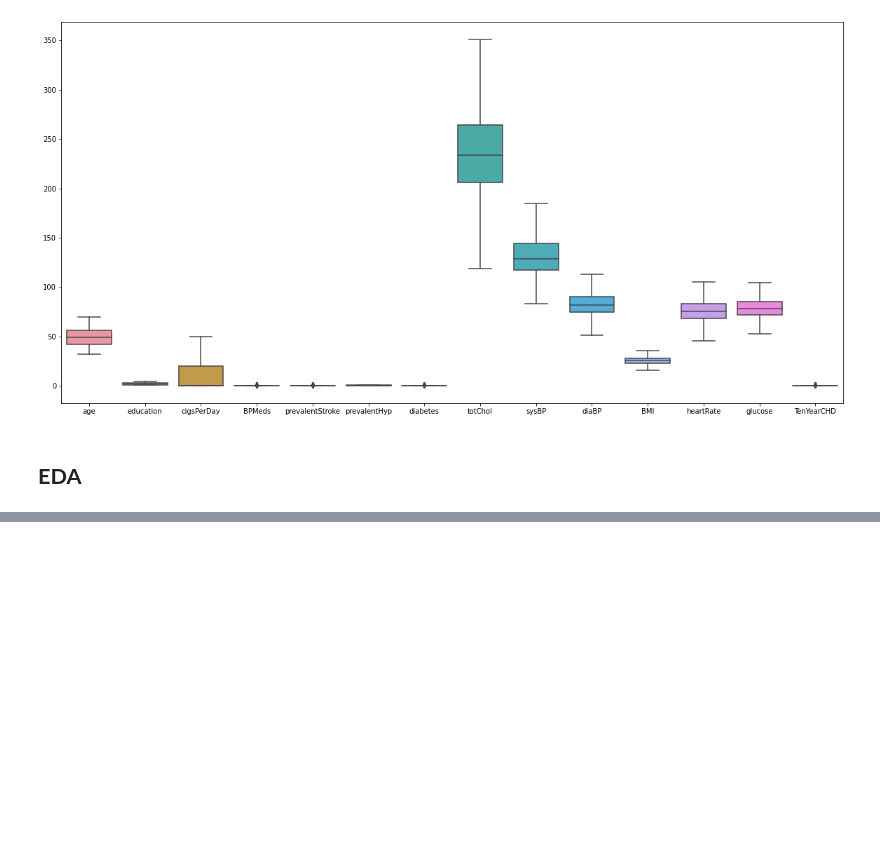
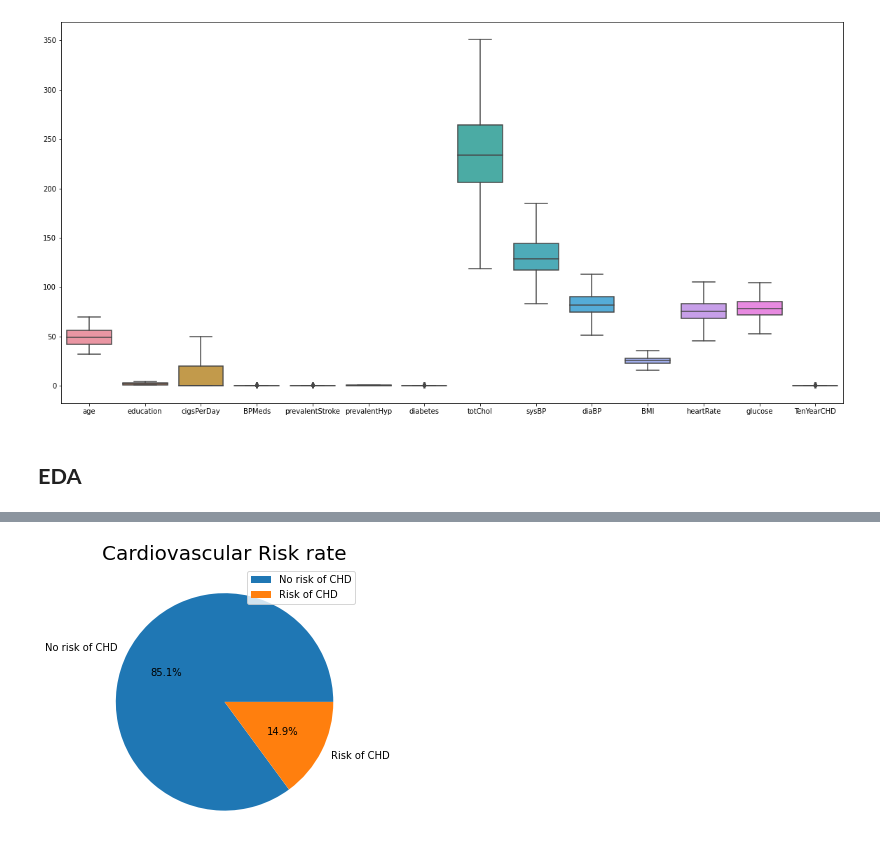
Before and after one commit to NavedMansuri/Cardiovascular-Risk-Prediction, a Jupyter notebook: Cardiovascular_Risk_Prediction_Capstone_Project_.ipynb, the cells around one changed output, grey strips where cells are left out. Drawn from its saved outputs; the diff is of its cells as text; code cells hidden in the pictures; blank space fills up the shorter version.

```diff
--- a/Cardiovascular_Risk_Prediction_Capstone_Project_.ipynb
+++ b/Cardiovascular_Risk_Prediction_Capstone_Project_.ipynb
@@ -373,0 +387,9 @@ plt.show()
+# %%
+# Let's just have a look at the distribution of the target varibale
+plt.figure(figsize=(10,5))
+labels = ['No risk of CHD','Risk of CHD']
+plt.pie(df["TenYearCHD"].value_counts(),autopct="%1.1f%%",labels = labels)
+plt.title("Cardiovascular Risk rate",size=20)
+plt.show()
+# %% [output]
+[figure, added]
```
Also changed, not shown: parts of 5 cells of this notebook.
